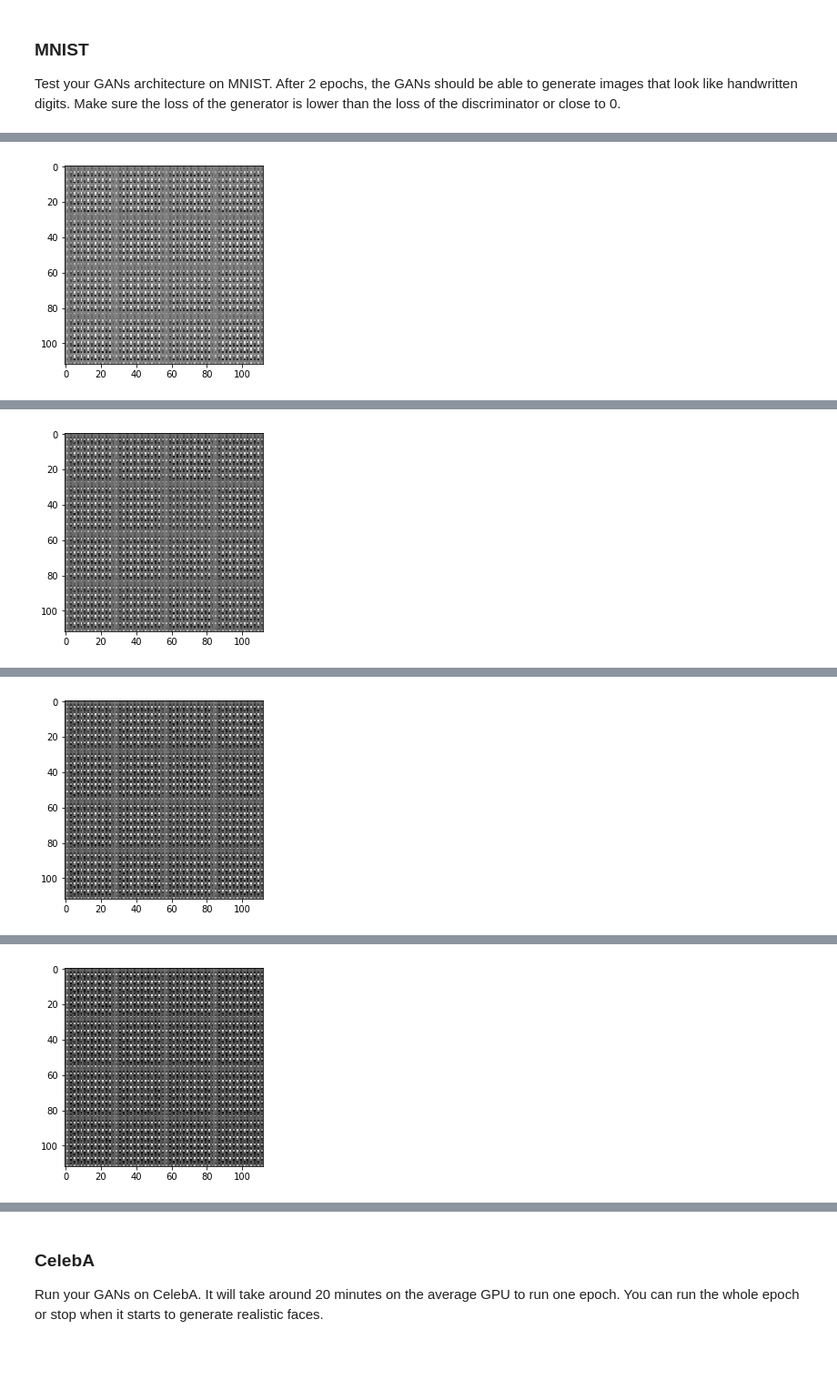
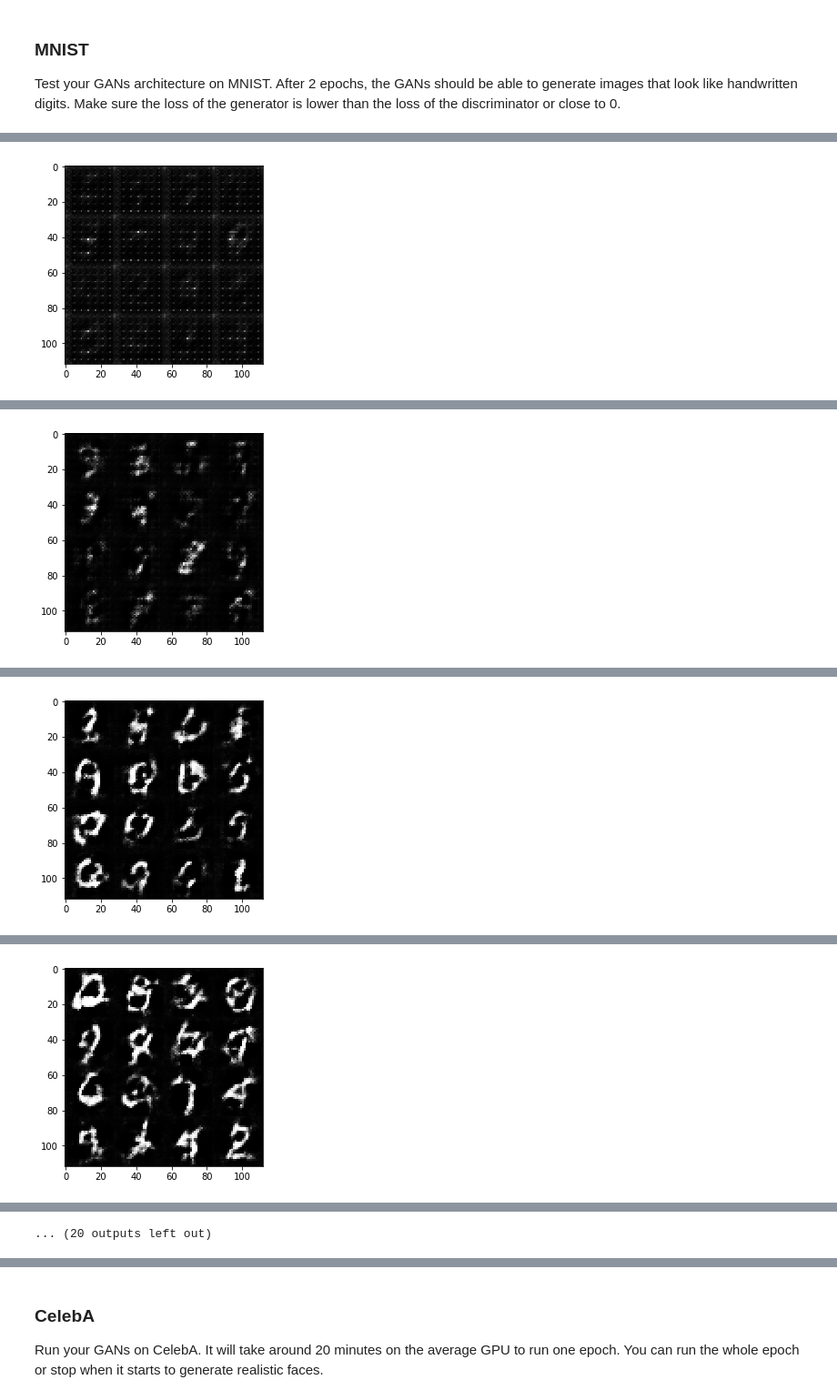
Before and after one commit to abhi1509/deep-learning, a Jupyter notebook: face_generation/dlnd_face_generation.ipynb, the cells around one changed output, grey strips where cells are left out. Shown: that part at 91% size. Drawn from its saved outputs; the diff is of its cells as text; code cells hidden in the pictures; blank space fills up the shorter version.

```diff
--- a/face_generation/dlnd_face_generation.ipynb
+++ b/face_generation/dlnd_face_generation.ipynb
@@ -165,8 +165,7 @@ def discriminator(images, reuse=False, alpha = 0.2):
 
 
 
-    return logits, output
-
+    return output, logits
 
 """
 DON'T MODIFY ANYTHING IN THIS CELL THAT IS BELOW THIS LINE
@@ -193,22 +192,22 @@ def generator(z, out_channel_dim, is_train=True):
         x1 = tf.layers.dense(z, 7*7*512)
         x1 = tf.reshape(x1, (-1, 7,7,512))
         x1 = tf.layers.batch_normalization(x1, training=is_train)
-        x1 = tf.maximum(alpha*x1, x1)
+        relux1 = tf.maximum(alpha*x1, x1)
         #7 x 7 x 512 now
 
-        x1 = tf.layers.conv2d_transpose(x1, filters=256, kernel_size=5, strides=1, padding='SAME')
-        x1 = tf.layers.batch_normalization(x1, training=is_train)
-        x1 = tf.maximum(alpha*x1, x1)
+        x2 = tf.layers.conv2d_transpose(relux1, filters=256, kernel_size=5, strides=1, padding='SAME')
+        x2 = tf.layers.batch_normalization(x2, training=is_train)
+        relux2 = tf.maximum(alpha*x2, x2)
         # 7 x 7 x 256 now
 
 
-        x1 = tf.layers.conv2d_transpose(x1, filters=128, kernel_size=5, strides=2, padding='SAME')
-        x1 = tf.layers.batch_normalization(x1, training=is_train)
-        x1 = tf.maximum(alpha*x1, x1)
+        x3 = tf.layers.conv2d_transpose(relux2, filters=128, kernel_size=5, strides=2, padding='SAME')
+        x3 = tf.layers.batch_normalization(x3, training=is_train)
+        relux3 = tf.maximum(alpha*x3, x3)
         # 14 x 14 128 now
 
         # Output layer, 28x28xout_channel_dim
-        logits = tf.layers.conv2d_transpose(x1, filters=out_channel_dim, kernel_size=5, strides=2, padding='SAME')
+        logits = tf.layers.conv2d_transpose(relux3, filters=out_channel_dim, kernel_size=5, strides=2, padding='SAME')
         out = tf.tanh(logits)
 
     return out
@@ -347,7 +346,7 @@ def train(epoch_count, batch_size, z_dim, learning_rate, beta1, get_batches, dat
     d_train_opt, g_train_opt = model_opt(d_loss, g_loss, lr, beta1)
 
     steps = 0
-    generator_output_every = 10
+    generator_output_every = 100
     print_output_every = 2
 
     with tf.Session() as sess:
@@ -364,7 +363,7 @@ def train(epoch_count, batch_size, z_dim, learning_rate, beta1, get_batches, dat
 
                 # Run optimizers
                 _ = sess.run(d_train_opt, feed_dict={input_real: batch_images, input_z: batch_z, lr: learning_rate})
-                _ = sess.run(g_train_opt, feed_dict={input_z: batch_z, input_real: batch_images, lr: learning_rate})
+                _ = sess.run(g_train_opt, feed_dict={input_real: batch_images, input_z: batch_z, lr: learning_rate})
 
 
                 if steps % print_output_every == 0:
@@ -388,7 +387,7 @@ print(mnist_dataset.shape)
 # %%
-batch_size = 256
+batch_size = 64
 z_dim = 100
-learning_rate = 0.0005
+learning_rate = 0.0002
 beta1 = 0.5
 
 
@@ -410 +421 @@ Epoch 1/2... Discriminator Loss: 1.0066... Generator Loss: 0.6931
-[figure, old version]
+[figure, new version]
@@ -416 +439 @@ Epoch 1/2... Discriminator Loss: 1.0064... Generator Loss: 0.6931
-[figure, old version]
+[figure, new version]
@@ -422 +457 @@ Epoch 1/2... Discriminator Loss: 1.0065... Generator Loss: 0.6931
-[figure, old version]
+[figure, new version]
@@ -428 +475 @@ Epoch 1/2... Discriminator Loss: 1.0065... Generator Loss: 0.6931
-[figure, old version]
+[figure, new version]
@@ -431,0 +512 @@ KeyboardInterrupt:
+... (20 outputs left out)
```
Also changed, not shown: parts of 4 cells of this notebook, 2 other files.
